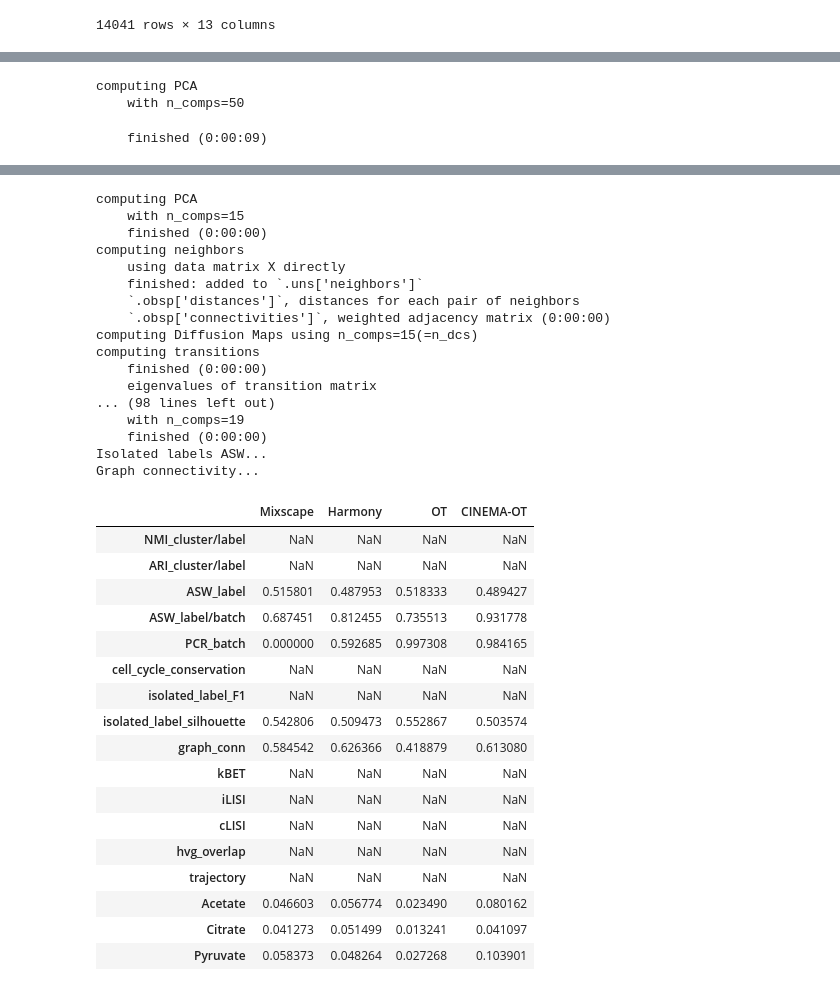
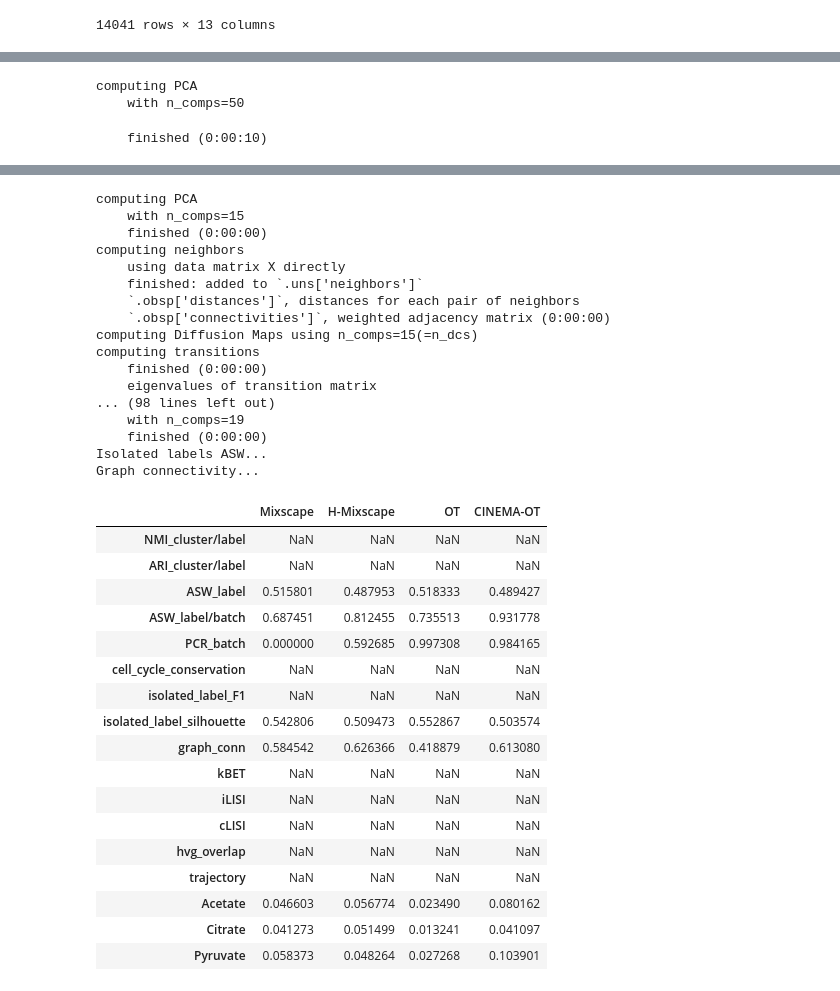
Before and after one commit to vandijklab/CINEMA-OT, a Jupyter notebook: benchmark/Sciplex_benchmark.ipynb, the cells around one changed output, grey strips where cells are left out. Saved outputs shown, nothing was run; the diff lists cells and outputs as text; code cells hidden in the pictures.

```diff
--- a/benchmark/Sciplex_benchmark.ipynb
+++ b/benchmark/Sciplex_benchmark.ipynb
@@ -137,7 +137,7 @@ metric_o = co.benchmark.evaluate_batch(cf_o, sciplex4_subset_, obs_label='P', la
 metric_c = co.benchmark.evaluate_batch(cf_c, sciplex4_subset_, obs_label='P', label=['Acetate','Citrate','Pyruvate'], continuity=[True,True,True], pcr=True,graph_conn=True)
 
 metric_m.columns = ['Mixscape']
-metric_h.columns = ['Harmony']
+metric_h.columns = ['H-Mixscape']
 metric_o.columns = ['OT']
 metric_c.columns = ['CINEMA-OT']
 metrics2 = pd.concat([metric_m,metric_h,metric_o,metric_c],axis=1)
@@ -145,4 +145,4 @@ metrics2
 # %% [output]
 computing PCA
     with n_comps=50
-    finished (0:00:09)
+    finished (0:00:10)
@@ -152,21 +152,21 @@ computing PCA
 computing PCA
     with n_comps=15
     finished (0:00:00)
 computing neighbors
     using data matrix X directly
     finished: added to `.uns['neighbors']`
     `.obsp['distances']`, distances for each pair of neighbors
     `.obsp['connectivities']`, weighted adjacency matrix (0:00:00)
 computing Diffusion Maps using n_comps=15(=n_dcs)
 computing transitions
     finished (0:00:00)
     eigenvalues of transition matrix
 ... (98 lines left out)
     with n_comps=19
     finished (0:00:00)
 Isolated labels ASW...
 Graph connectivity...
-|  | Mixscape | Harmony | OT | CINEMA-OT |
+|  | Mixscape | H-Mixscape | OT | CINEMA-OT |
 | NMI_cluster/label | NaN | NaN | NaN | NaN |
 | ARI_cluster/label | NaN | NaN | NaN | NaN |
 | ASW_label | 0.515801 | 0.487953 | 0.518333 | 0.489427 |
```
Also changed, not shown: parts of 12 cells of this notebook.
